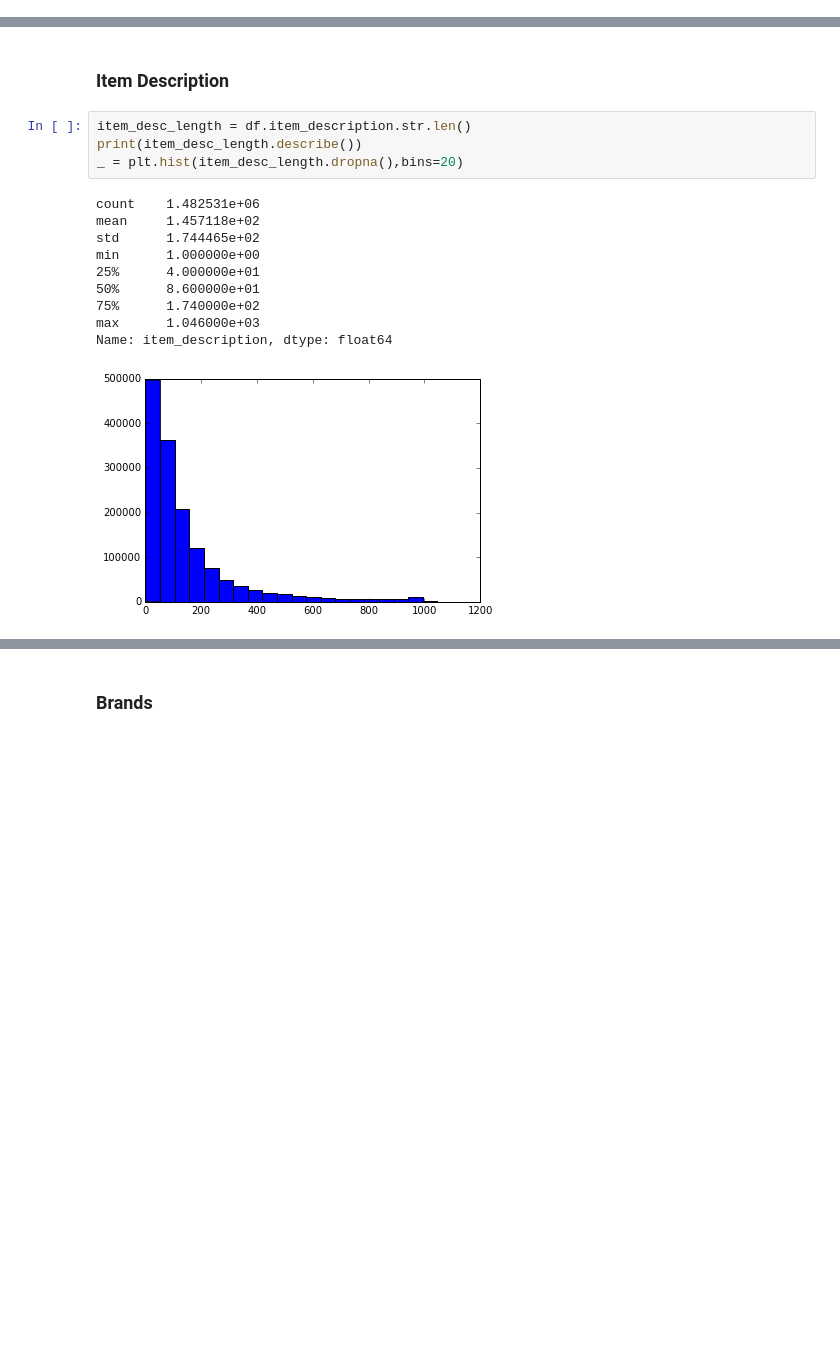
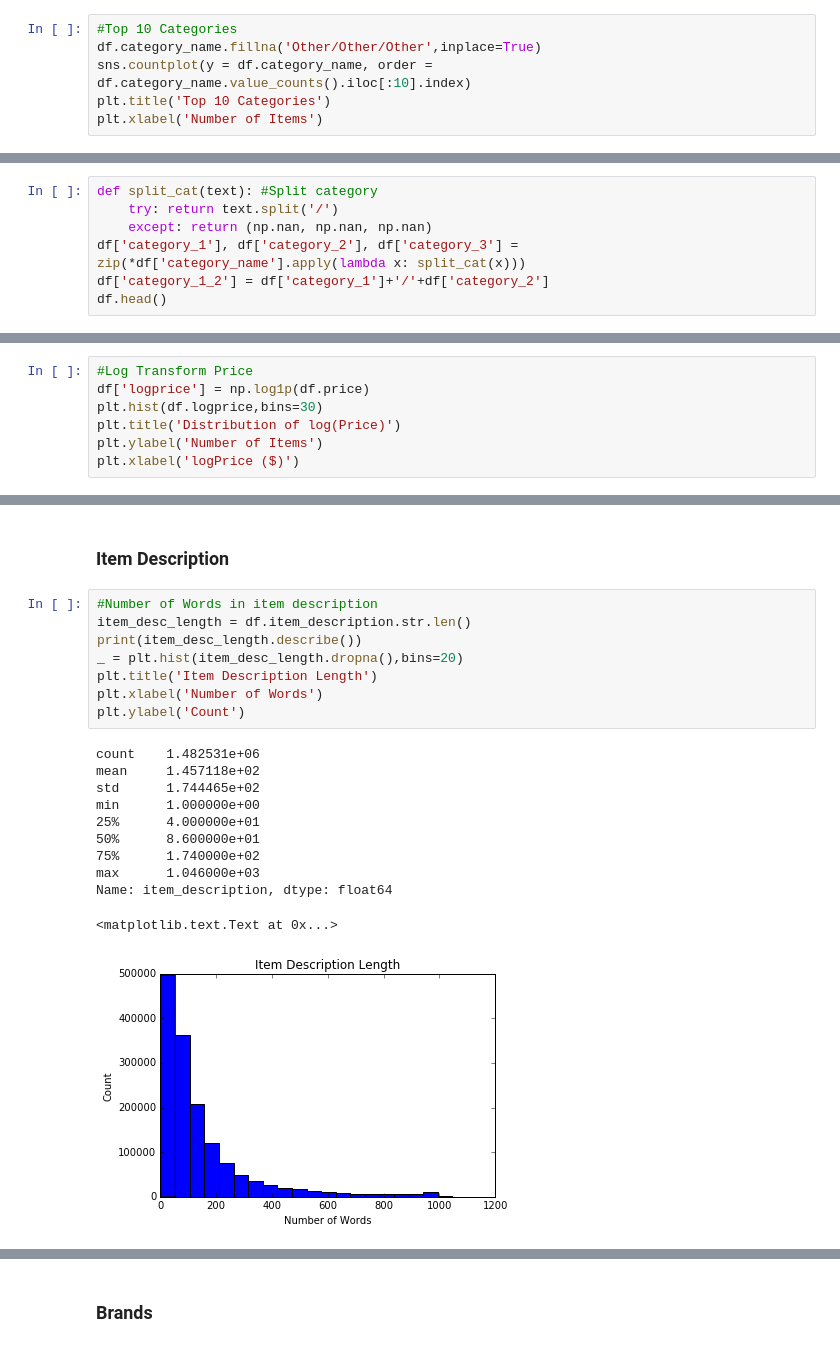
Before and after one commit to josephsudibyo/Mercari-Product-Price-Suggestion, a Jupyter notebook: Mercari Price Suggestion Project.ipynb, the cells around one changed output, grey strips where cells are left out. Drawn from its saved outputs; the diff is of its cells as text; blank space fills up the shorter version.

```diff
--- a/Mercari Price Suggestion Project.ipynb
+++ b/Mercari Price Suggestion Project.ipynb
@@ -64,0 +76,6 @@ dtype: int64
+# %%
+#Top 10 Categories
+df.category_name.fillna('Other/Other/Other',inplace=True)
+sns.countplot(y = df.category_name, order = df.category_name.value_counts().iloc[:10].index)
+plt.title('Top 10 Categories')
+plt.xlabel('Number of Items')
@@ -64,0 +111,7 @@ dtype: int64
+# %%
+def split_cat(text): #Split category
+    try: return text.split('/')
+    except: return (np.nan, np.nan, np.nan)
+df['category_1'], df['category_2'], df['category_3'] = zip(*df['category_name'].apply(lambda x: split_cat(x)))
+df['category_1_2'] = df['category_1']+'/'+df['category_2']
+df.head()
@@ -220,3 +266,10 @@ plt.title('Price < $170')
 # %% [output]
 <matplotlib.text.Text at 0x...>
 [figure]
+# %%
+#Log Transform Price
+df['logprice'] = np.log1p(df.price)
+plt.hist(df.logprice,bins=30)
+plt.title('Distribution of log(Price)')
+plt.ylabel('Number of Items')
+plt.xlabel('logPrice ($)')
@@ -238,20 +303,25 @@ plt.xlabel('Price ($)')
 # %% [markdown]
 ### Item Description
 # %%
+#Number of Words in item description
 item_desc_length = df.item_description.str.len()
 print(item_desc_length.describe())
 _ = plt.hist(item_desc_length.dropna(),bins=20)
+plt.title('Item Description Length')
+plt.xlabel('Number of Words')
+plt.ylabel('Count')
 # %% [output]
 count    1.482531e+06
 mean     1.457118e+02
 std      1.744465e+02
 min      1.000000e+00
 25%      4.000000e+01
 50%      8.600000e+01
 75%      1.740000e+02
 max      1.046000e+03
 Name: item_description, dtype: float64
+<matplotlib.text.Text at 0x...>
-[figure, old version]
+[figure, new version]
 # %%
 wc = WordCloud(background_color='white', stopwords=STOPWORDS, max_font_size= 50)
 wc.generate(' '.join(str(s) for s in df.item_description.values))
```
Also changed, not shown: parts of 84 cells of this notebook.
